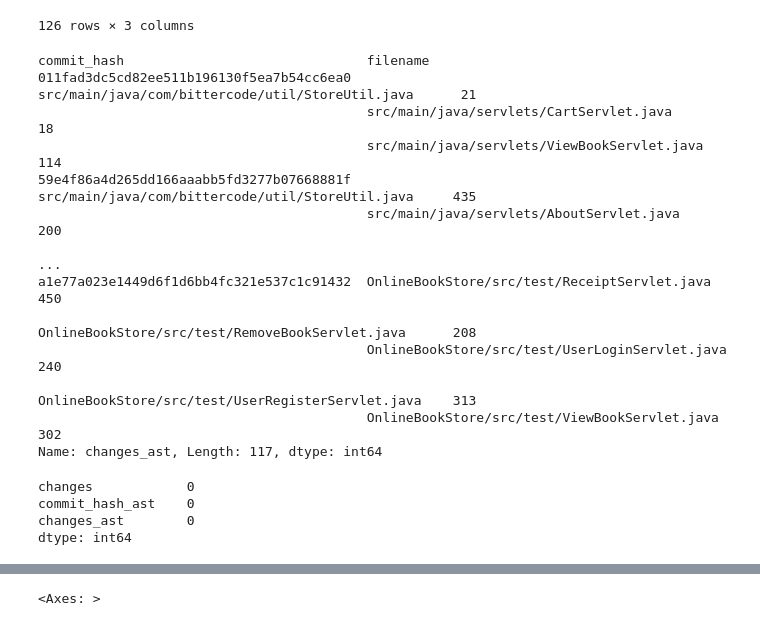
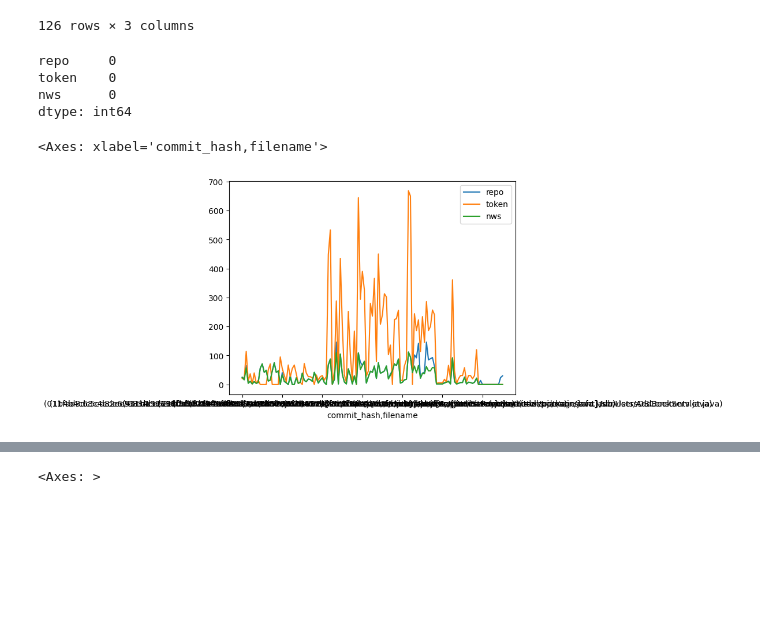
Before and after one commit to lothbrokq/formast, a Jupyter notebook: eval/evaluation.ipynb, the cells around one changed output, grey strips where cells are left out. Saved outputs shown, nothing was run; the diff lists cells and outputs as text; code cells hidden in the pictures; blank space fills up the shorter version.

```diff
--- a/eval/evaluation.ipynb
+++ b/eval/evaluation.ipynb
@@ -61,21 +62,6 @@ data_java
 | 544 | a1e77a023e1449d6f1d6bb4fc321e537c... | 64 | OnlineBookStore/src/test/ViewBook... |
 126 rows × 3 columns
 # %%
-df_ast = pd.merge(data_ast, mapping, left_on="commit_hash", right_on="to", validate="m:1", how="left").rename(columns = {"from": "commit_hash", "commit_hash": "commit_hash_ast","changes": "changes_ast"}).drop(columns=["to"]).set_index(["commit_hash", "filename"])
-df_ast.changes_ast
+df_ast = pd.merge(data_ast, mapping, left_on="commit_hash", right_on="to", validate="m:1", how="left").rename(columns = {"from": "commit_hash", "commit_hash": "commit_hash_ast"}).drop(columns=["to", "commit_hash_ast"]).set_index(["commit_hash", "filename"])
-# %% [output]
-commit_hash                               filename
-011fad3dc5cd82ee511b196130f5ea7b54cc6ea0  src/main/java/com/bittercode/util/StoreUtil.java      21
-                                          src/main/java/servlets/CartServlet.java               18
-                                          src/main/java/servlets/ViewBookServlet.java          114
-59e4f86a4d265dd166aaabb5fd3277b07668881f  src/main/java/com/bittercode/util/StoreUtil.java     435
-                                          src/main/java/servlets/AboutServlet.java             200
-                                                                                              ...
-a1e77a023e1449d6f1d6bb4fc321e537c1c91432  OnlineBookStore/src/test/ReceiptServlet.java         450
-                                          OnlineBookStore/src/test/RemoveBookServlet.java      208
-                                          OnlineBookStore/src/test/UserLoginServlet.java       240
-                                          OnlineBookStore/src/test/UserRegisterServlet.java    313
-                                          OnlineBookStore/src/test/ViewBookServlet.java        302
-Name: changes_ast, Length: 117, dtype: int64
 # %%
 df_java = data_java.set_index(["commit_hash", "filename"])
@@ -82,9 +70,22 @@ df_java = data_java.set_index(["commit_hash", "filename"])
 # %%
-df_merged = pd.merge(df_java, df_ast, left_index=True, right_index=True, validate="1:1", how="left").fillna(0, downcast="int64")
+def mergeall(**dfs):
+    from functools import reduce
+    items = dfs.items()
+    table = df_java.rename(columns = dict(changes="repo"))
+    for key, df in items:
+        table = pd.merge(table, df.rename(columns = dict(changes=key)), left_index=True, right_index=True, validate="1:1", how="outer")
+    return table
+
+df_merged = mergeall(token= df_ast, nws= df_java_nws).fillna(0, downcast="int64")
 df_merged.isna().sum()
 # %% [output]
-changes            0
-commit_hash_ast    0
-changes_ast        0
+repo     0
+token    0
+nws      0
 dtype: int64
+# %%
+df_merged.plot()
+# %% [output]
+<Axes: xlabel='commit_hash,filename'>
+[figure, added]
 # %%
```
Also changed, not shown: parts of 7 cells of this notebook, 3 other files.
